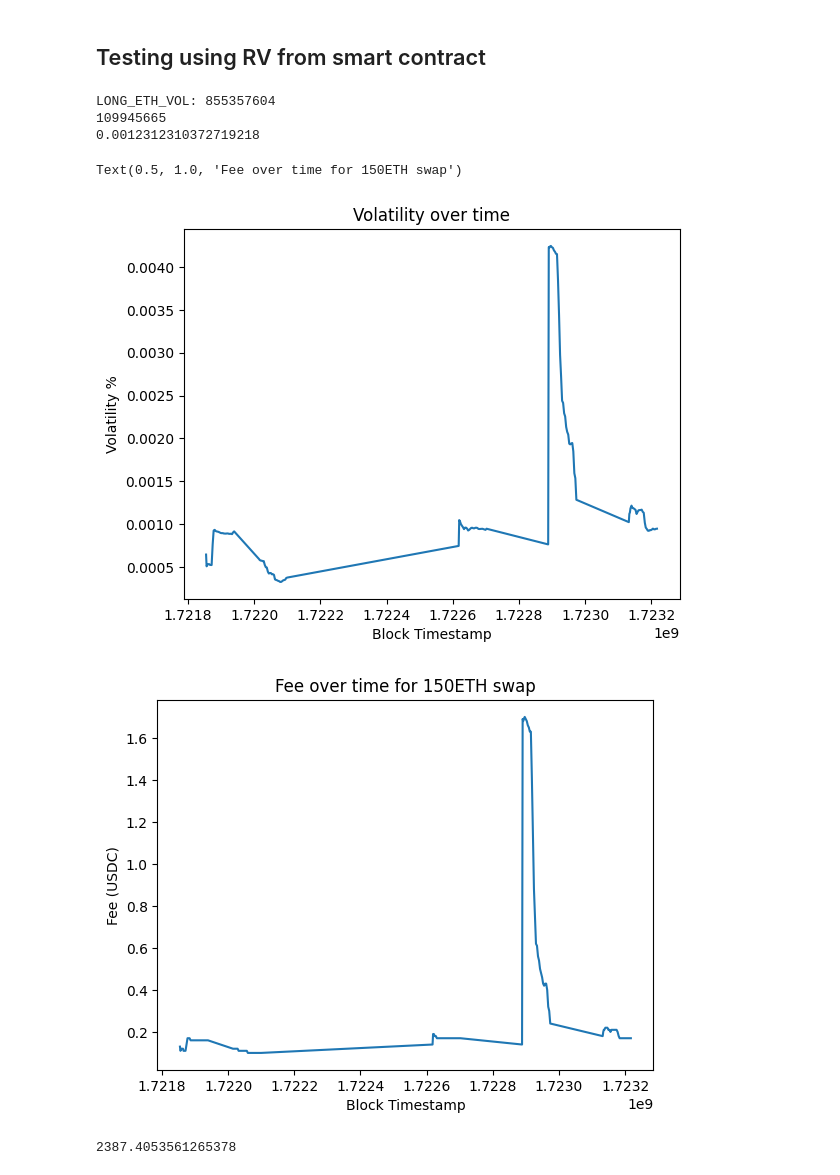
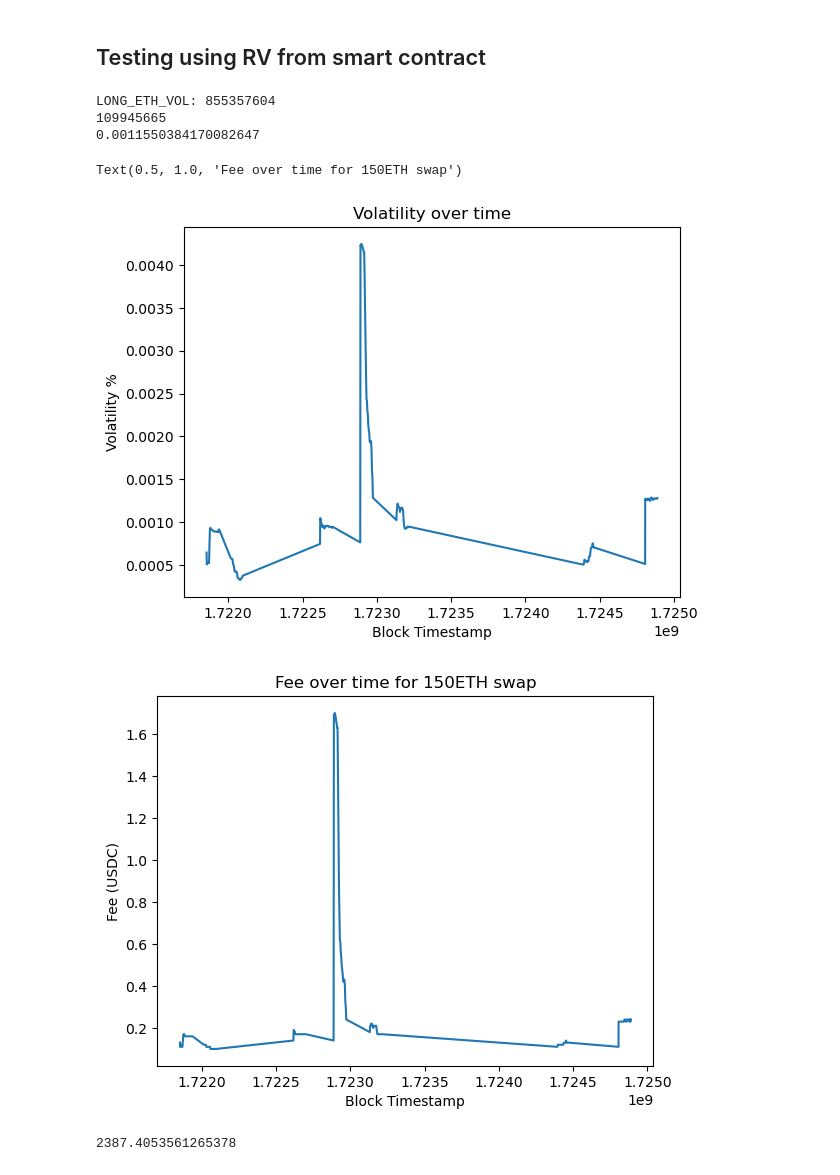
Before and after one commit to semiotic-ai/realized_volatility_substream, a Jupyter notebook: notebooks/notebooks/notes-seve.ipynb, the cells around one changed output. Saved outputs shown, nothing was run; the diff lists cells and outputs as text; code cells hidden in the pictures.

```diff
--- a/notebooks/notebooks/notes-seve.ipynb
+++ b/notebooks/notebooks/notes-seve.ipynb
@@ -210,11 +210,11 @@ LN_1_0001 = int(math.log(1.0001) * 2**NUM_FRAC_BITS)
 print(LN_1_0001)
 
 # Load the JSON file
-with open('/Users/severianosisneros/Desktop/rv_query.json', 'r') as file:
+with open('./rv_query.json', 'r') as file:
     data = json.load(file)
 
 # Extract the relevant information
-volatility_data = data["data"]["volatilityUpdateds"]
+volatility_data = data["volatilityUpdates"]
 
 def calculateFeeFromRvOracle(entry, volume):
     new_rv = entry["newRv"]
@@ -231,37 +231,37 @@ def calculateFeeFromRvOracle(entry, volume):
     return fee, block_timestamp, volatility
 
 # Extract the relevant information
-volatility_data = data["data"]["volatilityUpdateds"]
+volatility_data = data["volatilityUpdates"]
 
 volume = 150
 fees_timestamps_and_volatility = [calculateFeeFromRvOracle(entry, volume) for entry in volatility_data]
 
 # Separate the fees and timestamps for plotting
 fees = [fee for fee, timestamp, vol in fees_timestamps_and_volatility]
 timestamps = [timestamp for fee, timestamp, vol in fees_timestamps_and_volatility]
 vols = [vol for fee, timestamp, vol in fees_timestamps_and_volatility]
 
 print(np.mean(vols))
 plt.figure()
 plt.plot(timestamps, vols)
 # Add labels and title
 plt.xlabel('Block Timestamp')
 plt.ylabel('Volatility %')
 plt.title('Volatility over time')
 
 plt.figure()
 plt.plot(timestamps, fees)
 # Add labels and title
 plt.xlabel('Block Timestamp')
 plt.ylabel('Fee (USDC)')
 plt.title('Fee over time for 150ETH swap')
 # %% [output]
 LONG_ETH_VOL: 855357604
 109945665
-0.0012312310372719218
+0.0011550384170082647
 Text(0.5, 1.0, 'Fee over time for 150ETH swap')
-[figure, old version]
+[figure, new version]
-[figure, old version]
+[figure, new version]
 # %%
 math.sqrt(570027430964613.520948935779) * math.log(1.0001)
 # %% [output]
```
Also changed, not shown: parts of 12 cells of this notebook, 1 other file.
